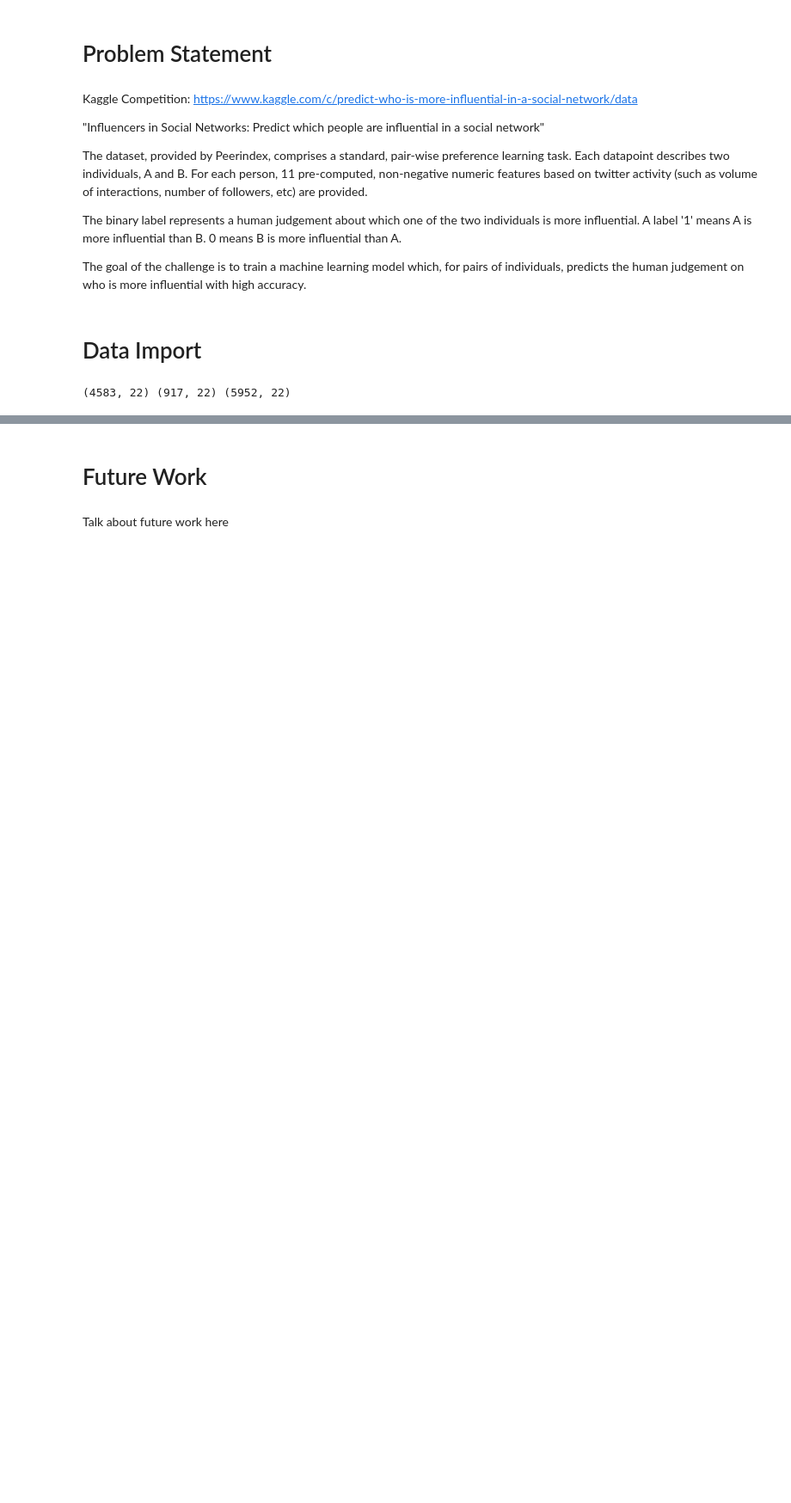
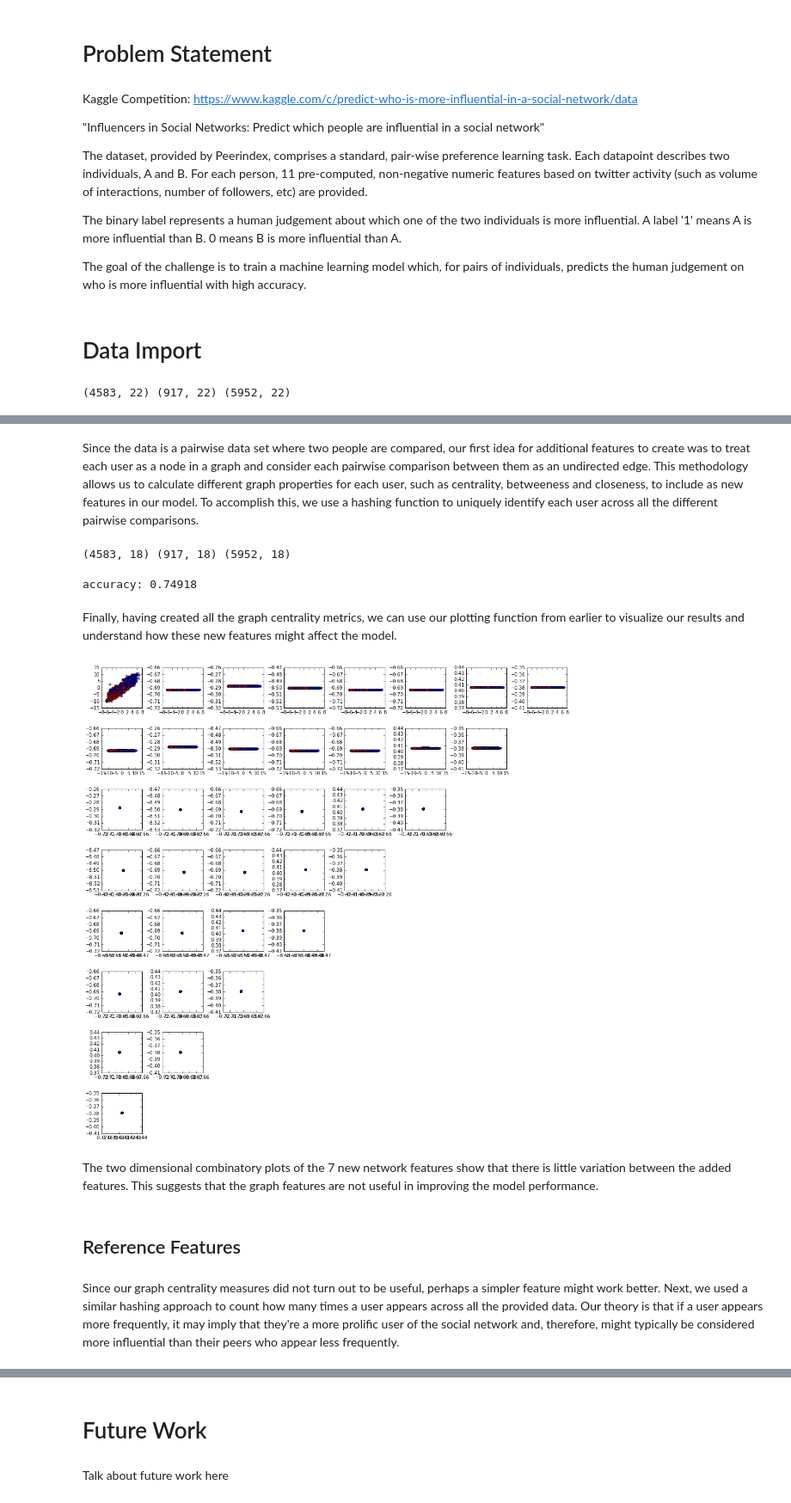
Before and after one commit to nickhamlin/mids_207_final_project, a Jupyter notebook: 207 Final Project - Byun, Chio, Danish, Hamlin, Pazo.ipynb, the cells around one changed output, grey strips where cells are left out. Shown at 86% size. Drawn from its saved outputs; the diff is of its cells as text; code cells hidden in the pictures; blank space fills up the shorter version.

```diff
--- a/207 Final Project - Byun, Chio, Danish, Hamlin, Pazo.ipynb
+++ b/207 Final Project - Byun, Chio, Danish, Hamlin, Pazo.ipynb
@@ -159,0 +285,2 @@ def plot_combinatory_two_dim_data(data, labels):
+# %% [markdown]
+Since the data is a pairwise data set where two people are compared, our first idea for additional features to create was to treat each user as a node in a graph and consider each pairwise comparison between them as an undirected edge.  This methodology allows us to calculate different graph properties for each user, such as centrality, betweeness and closeness, to include as new features in our model. To accomplish this, we use a hashing function to uniquely identify each user across all the different pairwise comparisons.
@@ -159,0 +362,32 @@ def plot_combinatory_two_dim_data(data, labels):
+# %%
+# Create an undirected graph of the combination of the train and test data
+ug = create_graph(train_data_transformed, test_data_transformed)
+ug_dev = create_graph(dev_data_transformed, test_data_transformed)
+
+# Combine the original features with the network features
+x_feat, test_x_feat = network_features(ug, train_data_transformed, test_data_transformed)
+x = np.concatenate((train_data_transformed, x_feat), axis=1)
+test_x = np.concatenate((test_data_transformed, test_x_feat), axis=1)
+
+dev_x_feat, dev_test_x_feat = network_features(ug_dev, dev_data_transformed, test_data_transformed)
+dev_x = np.concatenate((dev_data_transformed, dev_x_feat), axis=1)
+
+print np.shape(x), np.shape(dev_x), np.shape(test_x)
+# %% [output]
+(4583, 18) (917, 18) (5952, 18)
+# %%
+accuracy_features(x, train_labels, dev_x, dev_labels)
+# %% [output]
+accuracy: 0.74918
+# %% [markdown]
+Finally, having created all the graph centrality metrics, we can use our plotting function from earlier to visualize our results and understand how these new features might affect the model.
+# %%
+plot_combinatory_two_dim_data(x[:,9:], train_labels)
+# %% [output]
+[figure, added]
+# %% [markdown]
+The two dimensional combinatory plots of the 7 new network features show that there is little variation between the added features. This suggests that the graph features are not useful in improving the model performance.
+# %% [markdown]
+## Reference Features
+# %% [markdown]
+Since our graph centrality measures did not turn out to be useful, perhaps a simpler feature might work better. Next, we used a similar hashing approach to count how many times a user appears across all the provided data.  Our theory is that if a user appears more frequently, it may imply that they're a more prolific user of the social network and, therefore, might typically be considered more influential than their peers who appear less frequently.
```
Also changed, not shown: parts of 114 cells of this notebook.
